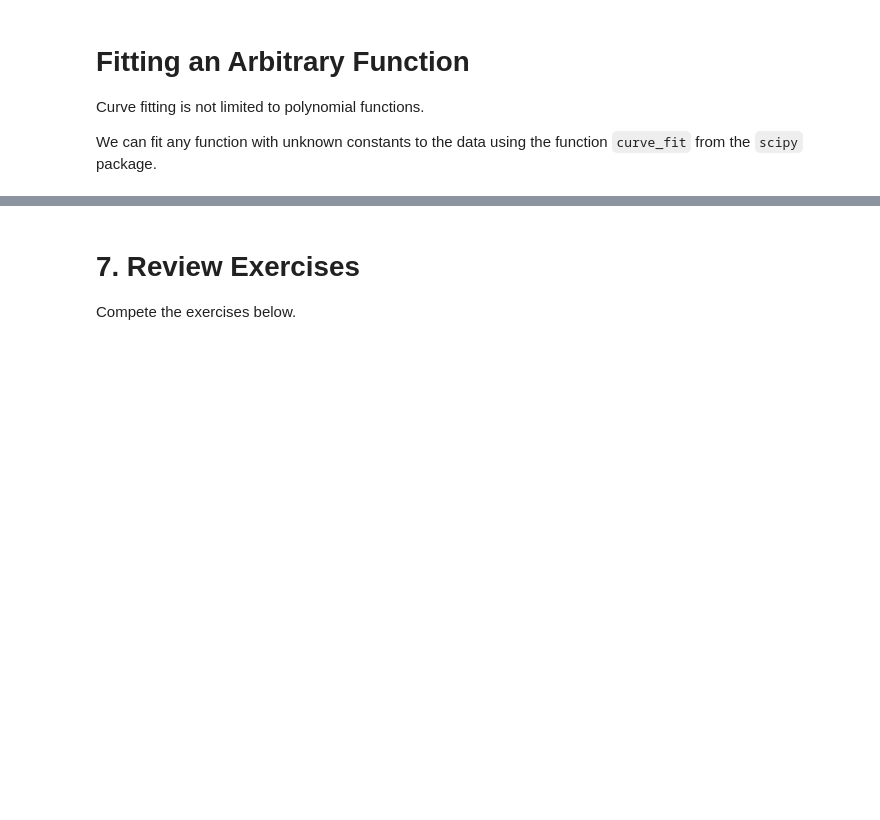
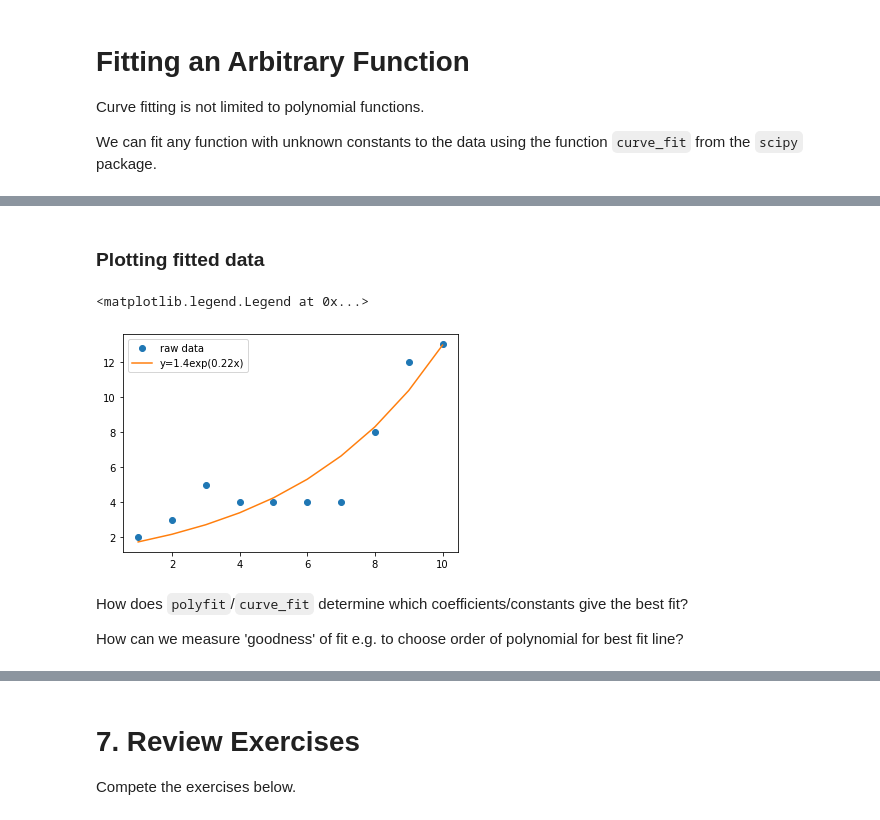
Before and after one commit to hphilamore/UoB_ICP_2021, a Jupyter notebook: Week_8.2-Curve_fitting.ipynb, the cells around one changed output, grey strips where cells are left out. Drawn from its saved outputs; the diff is of its cells as text; code cells hidden in the pictures; blank space fills up the shorter version.

```diff
--- a/Week_8.2-Curve_fitting.ipynb
+++ b/Week_8.2-Curve_fitting.ipynb
@@ -58,7 +56,0 @@ Function arguments:
-# %%
-a, b = np.polyfit(x, y, 1)     # 1st order poly
-
-c, d, e = np.polyfit(x, y, 2)  # 2nd order poly
-
-print(a, b)
-print(c, d, e)
@@ -225,0 +148,5 @@ RMSE = 1.3338248760975377
+# %%
+from scipy.optimize import curve_fit
+
+# constants of fitted function
+c, cov = curve_fit(exponential, x, y)
@@ -225,0 +158,21 @@ RMSE = 1.3338248760975377
+# %%
+# input  to function to get fitted data
+# use monotonically sorted x data
+yfit = exponential(x_new, *c)
+# %% [markdown]
+### Plotting fitted data
+# %%
+# write eqn as string using constants
+eqn = f'y={round(c[0],2)}exp({round(c[1],2)}x)'
+
+# plot data
+plt.plot(x, y, 'o', label='raw data') # raw data
+plt.plot(x_new, yfit, label=eqn);     # fitted function
+plt.legend()
+# %% [output]
+<matplotlib.legend.Legend at 0x...>
+[figure, added]
+# %% [markdown]
+How does `polyfit`/`curve_fit` determine which coefficients/constants give the best fit?
+
+How can we measure 'goodness' of fit e.g. to choose order of polynomial for best fit line?
```
Also changed, not shown: parts of 47 cells of this notebook, 21 other files.
